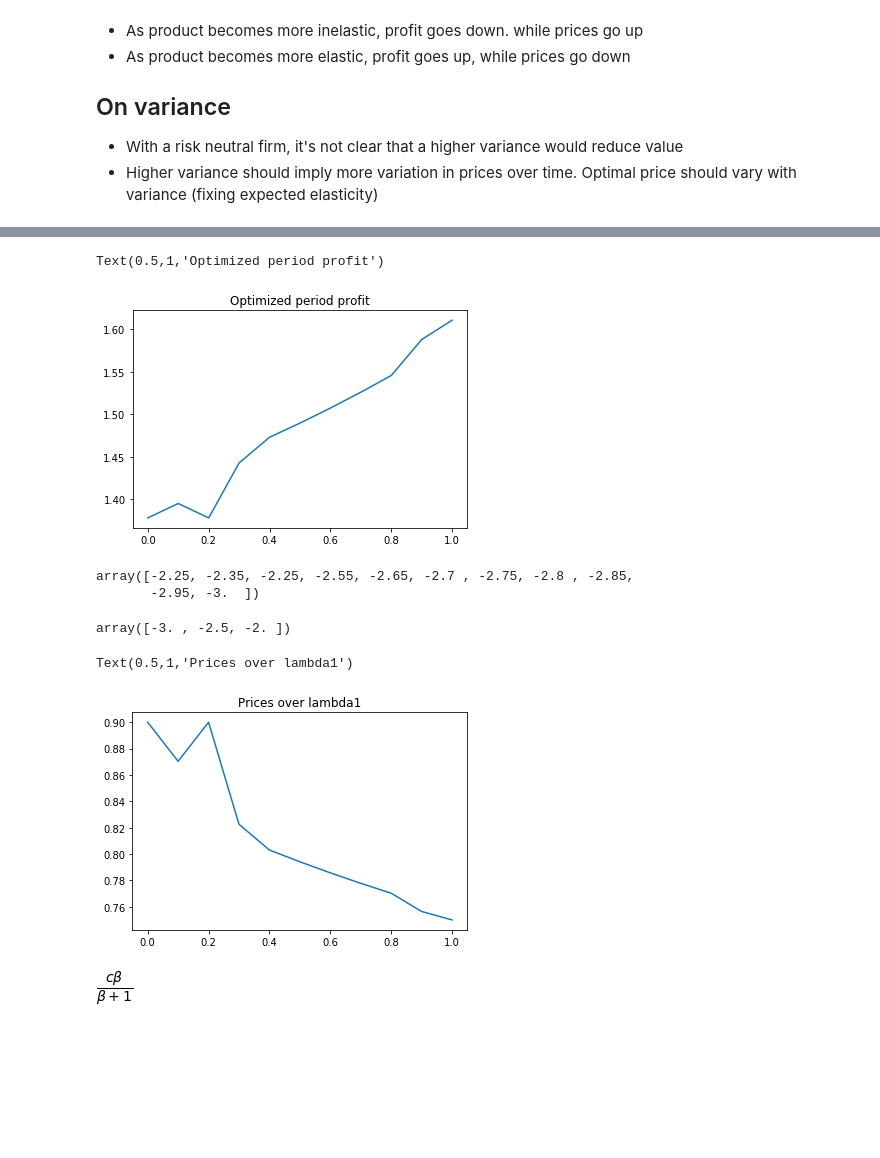
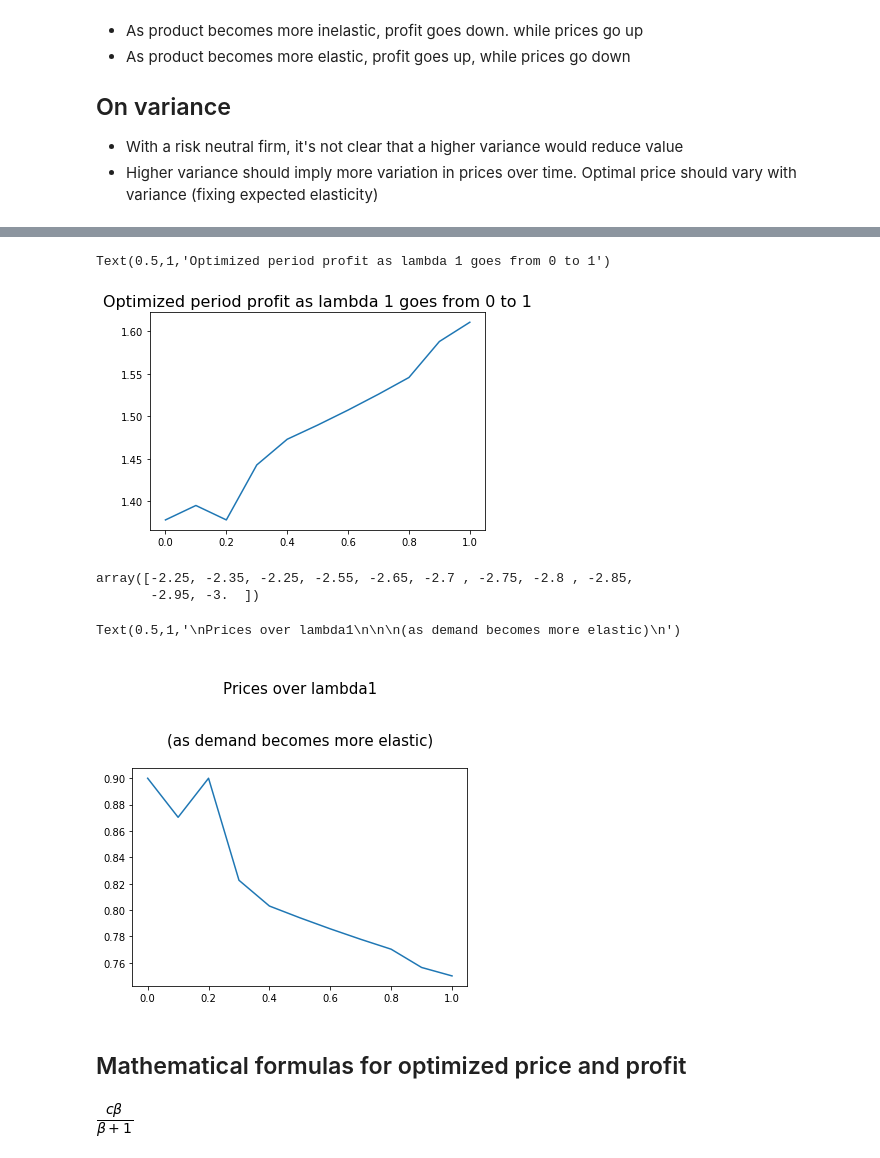
Before and after one commit to cdagnino/LearningModels, a Jupyter notebook: Notebooks/analyzing_VFI_results.ipynb, the cells around one changed output, grey strips where cells are left out. Saved outputs shown, nothing was run; the diff lists cells and outputs as text; code cells hidden in the pictures; blank space fills up the shorter version.

```diff
--- a/Notebooks/analyzing_VFI_results.ipynb
+++ b/Notebooks/analyzing_VFI_results.ipynb
@@ -16,5 +16,7 @@ import matplotlib.pyplot as plt
 import dill
 import numpy as np
 import pandas as pd
-with open('../data/2018-9-1vfi_dict.dill', 'rb') as file:
+vfi_loc1 = '../data/2018-9-7vfi_dict.dill'
+vfi_loc2 = '../data/2018-9-4vfi_dict.dill'
+with open(vfi_loc1, 'rb') as file:
     data_d = dill.load(file)
@@ -107,38 +125,33 @@ def optimized_period_profit(lambdas):
 # %%
 lambdas_selected_3d = np.array([[0., 0.5, 0.5],
                             [0.1, 0.5, 0.4],
                             [0.2, 0.5, 0.2],
                             [0.3, 0.5, 0.2],
                             [0.4, 0.5, 0.1],
                              [0.5, 0.4, 0.1],
                              [0.6, 0.3, 0.1],
                              [0.7, 0.2, 0.1],
                              [0.8, 0.1, 0.1],
                              [0.9, 0.1, 0.],
                              [1., 0., 0.]
                             ])
 
 lambda1 = lambdas_selected_3d[:, 0]
 profit_values = optimized_period_profit(lambdas_selected_3d)
 
 fig, ax = plt.subplots(1, 1)
 ax.plot(lambda1, profit_values)
-ax.set_title("Optimized period profit")
+ax.set_title("Optimized period profit as lambda 1 goes from 0 to 1", size=16)
 #from -2.2 to -3: As product becomes more elastic, prices go down. Profit goes up?
 # %% [output]
-Text(0.5,1,'Optimized period profit')
+Text(0.5,1,'Optimized period profit as lambda 1 goes from 0 to 1')
-[figure, old version]
+[figure, new version]
 # %%
 E_β = src.exp_b_from_lambdas(lambdas_selected_3d, const.betas_transition)
+E_β
+# %% [output]
+array([-2.25, -2.35, -2.25, -2.55, -2.65, -2.7 , -2.75, -2.8 , -2.85,
+       -2.95, -3.  ])
-# %%
-E_β
-# %% [output]
-array([-2.25, -2.35, -2.25, -2.55, -2.65, -2.7 , -2.75, -2.8 , -2.85,
-       -2.95, -3.  ])
-# %%
-const.betas_transition
-# %% [output]
-array([-3. , -2.5, -2. ])
 # %%
 # Price goes down from  -2.2 to -3 (as product becomes more elastic)
 
@@ -146,10 +159,17 @@ lambda1 = lambdas_selected_3d[:, 0]
 prices = myopic_price(lambdas_selected_3d, const.betas_transition)
 fig, ax = plt.subplots(1, 1)
 ax.plot(lambda1, prices)
-ax.set_title("Prices over lambda1")
+
+ax.set_title("""
+Prices over lambda1
+\n
+(as demand becomes more elastic)
+""", size=15)
 # %% [output]
-Text(0.5,1,'Prices over lambda1')
+Text(0.5,1,'\nPrices over lambda1\n\n\n(as demand becomes more elastic)\n')
-[figure, old version]
+[figure, new version]
+# %% [markdown]
+## Mathematical formulas for optimized price and profit
 # %%
 from sympy import *
 init_printing(use_unicode=True)
```
Also changed, not shown: parts of 11 cells of this notebook, 1 other file.
